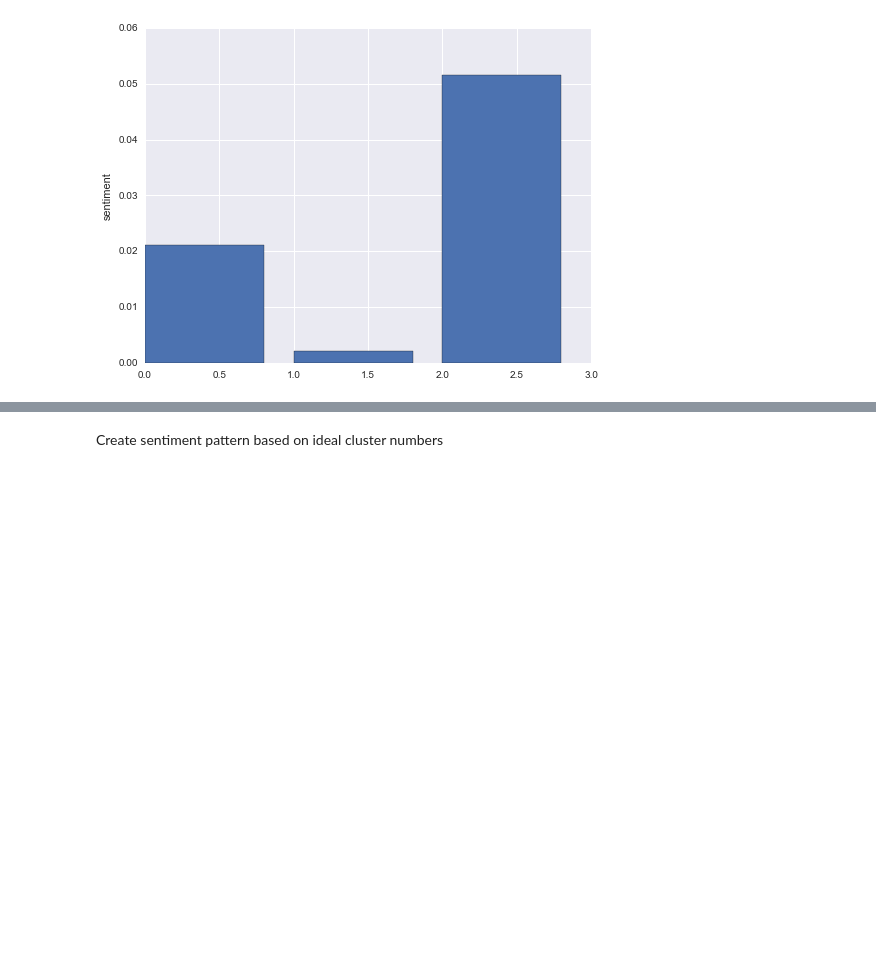
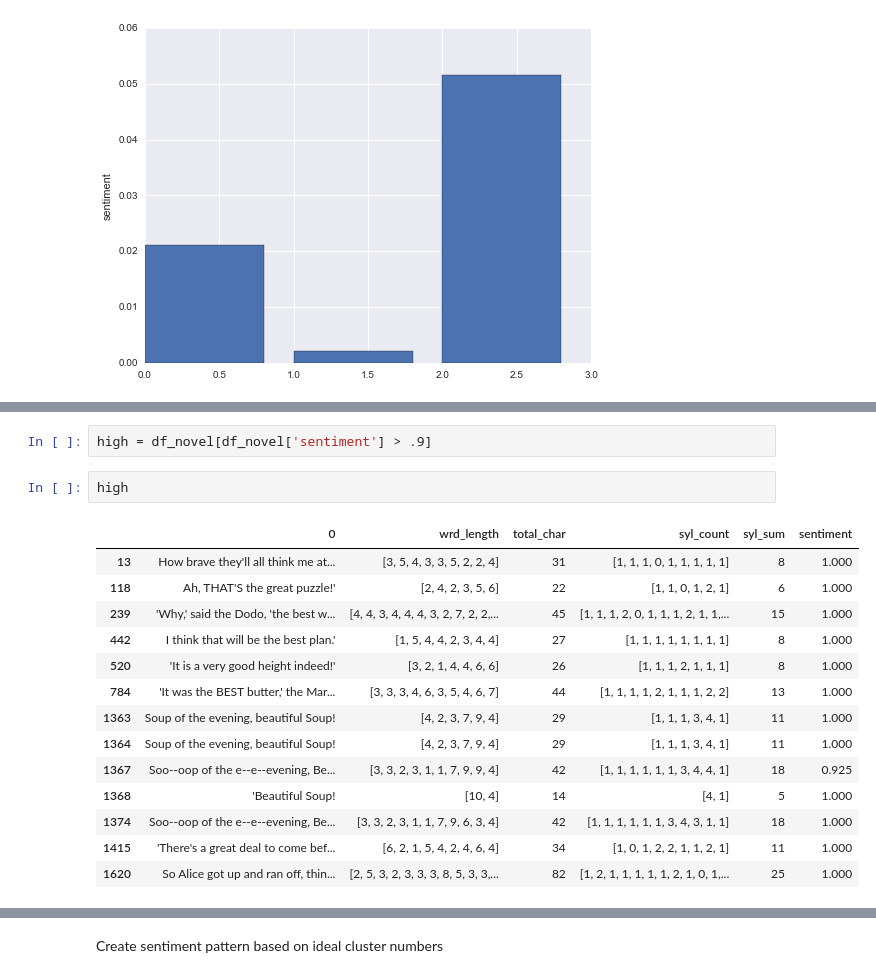
Before and after one commit to ravenruckus/novel_processing, a Jupyter notebook: novel_processing/alice_wonderland.ipynb, the cells around one changed output, grey strips where cells are left out. Cells and saved outputs as stored; diff of their text form; blank space fills up the shorter version.

```diff
--- a/novel_processing/alice_wonderland.ipynb
+++ b/novel_processing/alice_wonderland.ipynb
@@ -556,0 +622,19 @@ plt.show()
+# %%
+high = df_novel[df_novel['sentiment'] > .9]
+# %%
+high
+# %% [output]
+|  | 0 | wrd_length | total_char | syl_count | syl_sum | sentiment |
+| 13 | How brave they'll all think me at... | [3, 5, 4, 3, 3, 5, 2, 2, 4] | 31 | [1, 1, 1, 0, 1, 1, 1, 1, 1] | 8 | 1.000 |
+| 118 | Ah, THAT'S the great puzzle!' | [2, 4, 2, 3, 5, 6] | 22 | [1, 1, 0, 1, 2, 1] | 6 | 1.000 |
+| 239 | 'Why,' said the Dodo, 'the best w... | [4, 4, 3, 4, 4, 4, 3, 2, 7, 2, 2,... | 45 | [1, 1, 1, 2, 0, 1, 1, 1, 2, 1, 1,... | 15 | 1.000 |
+| 442 | I think that will be the best plan.' | [1, 5, 4, 4, 2, 3, 4, 4] | 27 | [1, 1, 1, 1, 1, 1, 1, 1] | 8 | 1.000 |
+| 520 | 'It is a very good height indeed!' | [3, 2, 1, 4, 4, 6, 6] | 26 | [1, 1, 1, 2, 1, 1, 1] | 8 | 1.000 |
+| 784 | 'It was the BEST butter,' the Mar... | [3, 3, 3, 4, 6, 3, 5, 4, 6, 7] | 44 | [1, 1, 1, 1, 2, 1, 1, 1, 2, 2] | 13 | 1.000 |
+| 1363 | Soup of the evening, beautiful Soup! | [4, 2, 3, 7, 9, 4] | 29 | [1, 1, 1, 3, 4, 1] | 11 | 1.000 |
+| 1364 | Soup of the evening, beautiful Soup! | [4, 2, 3, 7, 9, 4] | 29 | [1, 1, 1, 3, 4, 1] | 11 | 1.000 |
+| 1367 | Soo--oop of the e--e--evening, Be... | [3, 3, 2, 3, 1, 1, 7, 9, 9, 4] | 42 | [1, 1, 1, 1, 1, 1, 3, 4, 4, 1] | 18 | 0.925 |
+| 1368 | 'Beautiful Soup! | [10, 4] | 14 | [4, 1] | 5 | 1.000 |
+| 1374 | Soo--oop of the e--e--evening, Be... | [3, 3, 2, 3, 1, 1, 7, 9, 6, 3, 4] | 42 | [1, 1, 1, 1, 1, 1, 3, 4, 3, 1, 1] | 18 | 1.000 |
+| 1415 | 'There's a great deal to come bef... | [6, 2, 1, 5, 4, 2, 4, 6, 4] | 34 | [1, 0, 1, 2, 2, 1, 1, 2, 1] | 11 | 1.000 |
+| 1620 | So Alice got up and ran off, thin... | [2, 5, 3, 2, 3, 3, 3, 8, 5, 3, 3,... | 82 | [1, 2, 1, 1, 1, 1, 1, 2, 1, 0, 1,... | 25 | 1.000 |
```
Also changed, not shown: parts of 10 cells of this notebook, 18 other files.
